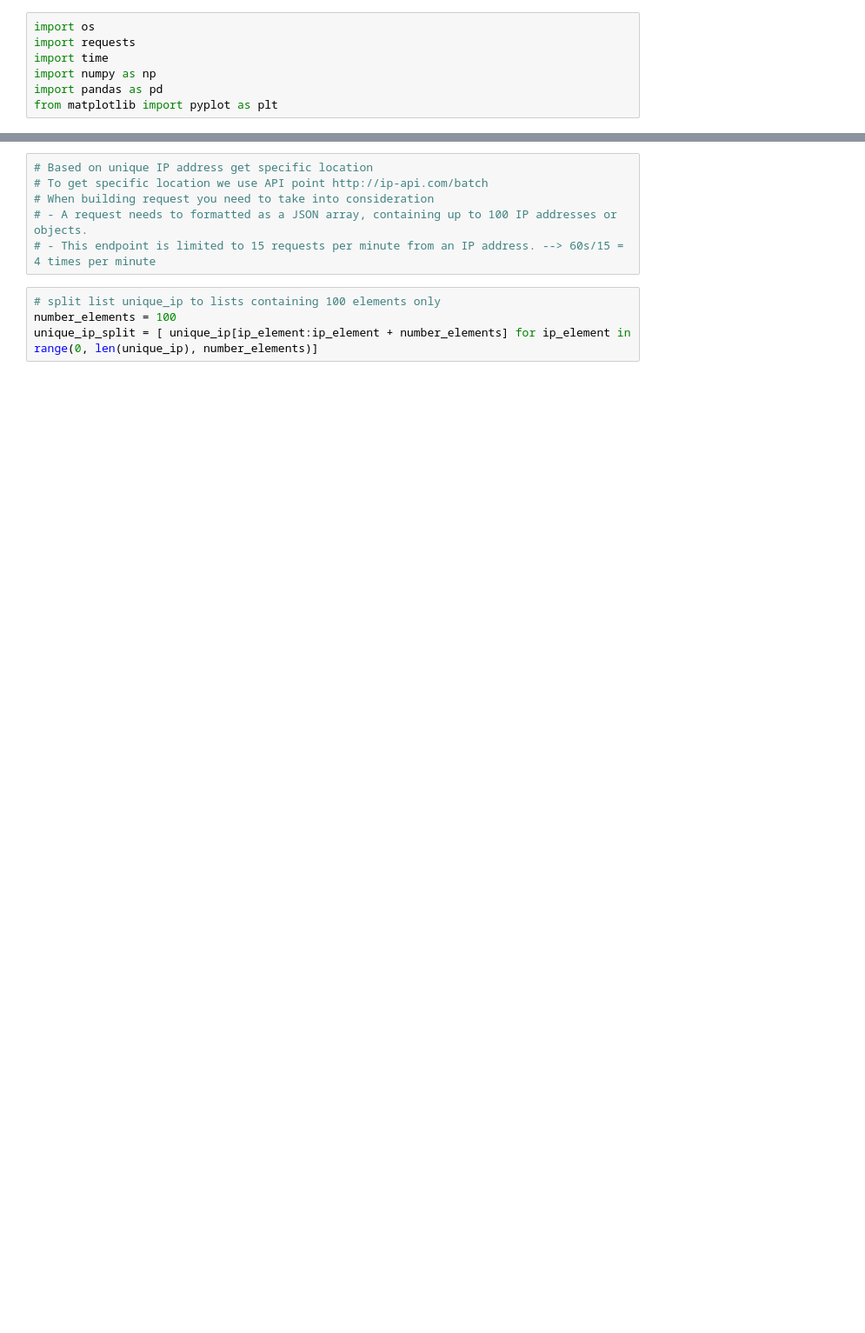
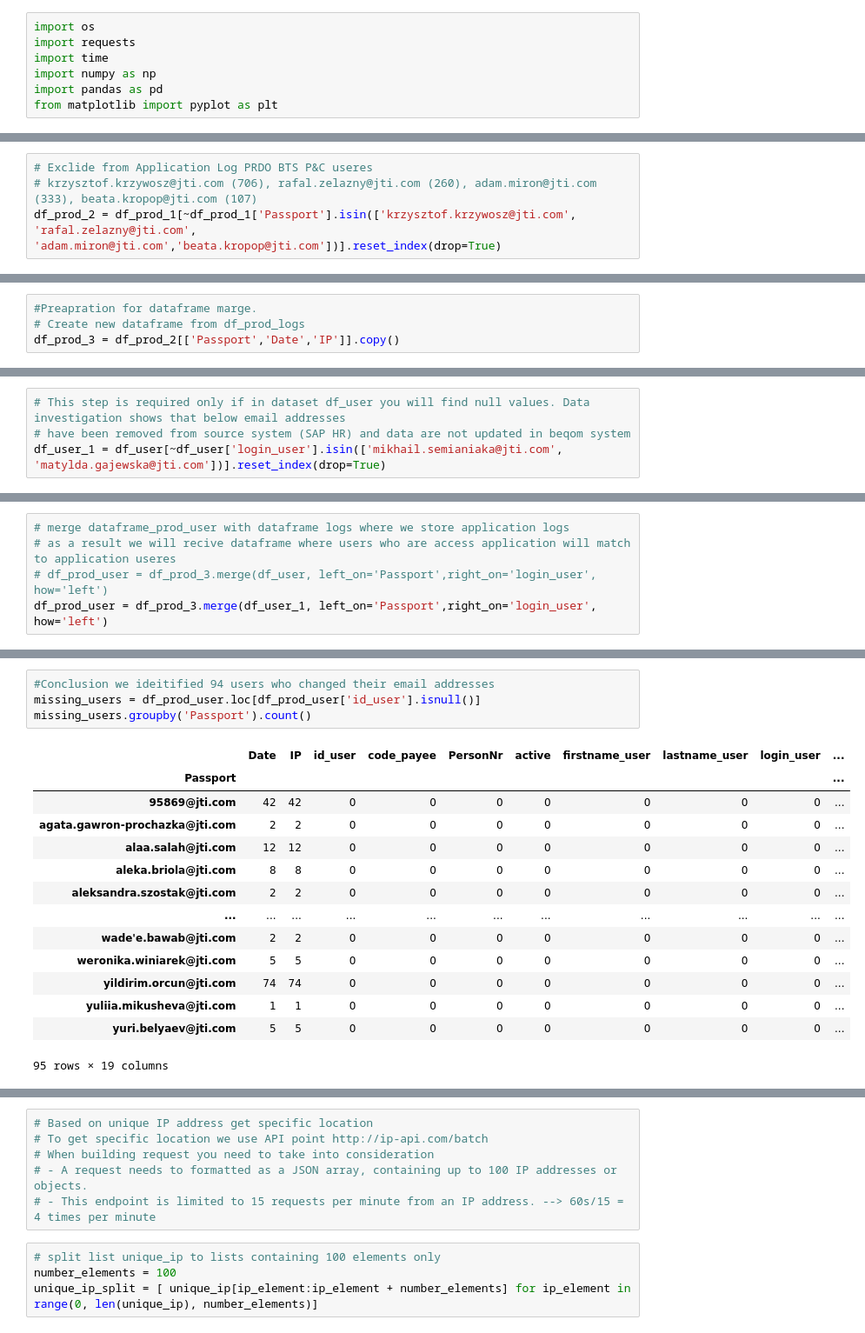
Before and after one commit to RafZel/NYCDSA_Project_1, a Jupyter notebook: project_1.ipynb, the cells around one changed output, grey strips where cells are left out. Shown at 87% size. Cells and saved outputs as stored; diff of their text form; blank space fills up the shorter version.

```diff
--- a/project_1.ipynb
+++ b/project_1.ipynb
@@ -129,0 +318,4 @@ dtype: int64
+# %%
+# Exclide from Application Log PRDO BTS P&C useres
+# krzysztof.krzywosz@jti.com (706), rafal.zelazny@jti.com (260), adam.miron@jti.com (333), beata.kropop@jti.com (107)
+df_prod_2 = df_prod_1[~df_prod_1['Passport'].isin(['krzysztof.krzywosz@jti.com', 'rafal.zelazny@jti.com', 'adam.miron@jti.com','beata.kropop@jti.com'])].reset_index(drop=True)
@@ -129,0 +367,4 @@ dtype: int64
+# %%
+#Preapration for dataframe marge.
+# Create new dataframe from df_prod_logs
+df_prod_3 = df_prod_2[['Passport','Date','IP']].copy()
@@ -129,0 +400,4 @@ dtype: int64
+# %%
+# This step is required only if in dataset df_user you will find null values. Data investigation shows that below email addresses
+# have been removed from source system (SAP HR) and data are not updated in beqom system
+df_user_1 = df_user[~df_user['login_user'].isin(['mikhail.semianiaka@jti.com', 'matylda.gajewska@jti.com'])].reset_index(drop=True)
@@ -129,0 +425,5 @@ dtype: int64
+# %%
+# merge dataframe_prod_user with dataframe logs where we store application logs
+# as a result we will recive dataframe where users who are access application will match to application useres
+# df_prod_user = df_prod_3.merge(df_user, left_on='Passport',right_on='login_user', how='left')
+df_prod_user = df_prod_3.merge(df_user_1, left_on='Passport',right_on='login_user', how='left')
@@ -129,0 +454,19 @@ dtype: int64
+# %%
+#Conclusion we ideitified 94 users who changed their email addresses
+missing_users = df_prod_user.loc[df_prod_user['id_user'].isnull()]
+missing_users.groupby('Passport').count()
+# %% [output]
+|  | Date | IP | id_user | code_payee | PersonNr | active | firstname_user | lastname_user | login_user | ... |
+| Passport |  |  |  |  |  |  |  |  |  | ... |
+| 95869@jti.com | 42 | 42 | 0 | 0 | 0 | 0 | 0 | 0 | 0 | ... |
+| agata.gawron-prochazka@jti.com | 2 | 2 | 0 | 0 | 0 | 0 | 0 | 0 | 0 | ... |
+| alaa.salah@jti.com | 12 | 12 | 0 | 0 | 0 | 0 | 0 | 0 | 0 | ... |
+| aleka.briola@jti.com | 8 | 8 | 0 | 0 | 0 | 0 | 0 | 0 | 0 | ... |
+| aleksandra.szostak@jti.com | 2 | 2 | 0 | 0 | 0 | 0 | 0 | 0 | 0 | ... |
+| ... | ... | ... | ... | ... | ... | ... | ... | ... | ... | ... |
+| wade'e.bawab@jti.com | 2 | 2 | 0 | 0 | 0 | 0 | 0 | 0 | 0 | ... |
+| weronika.winiarek@jti.com | 5 | 5 | 0 | 0 | 0 | 0 | 0 | 0 | 0 | ... |
+| yildirim.orcun@jti.com | 74 | 74 | 0 | 0 | 0 | 0 | 0 | 0 | 0 | ... |
+| yuliia.mikusheva@jti.com | 1 | 1 | 0 | 0 | 0 | 0 | 0 | 0 | 0 | ... |
+| yuri.belyaev@jti.com | 5 | 5 | 0 | 0 | 0 | 0 | 0 | 0 | 0 | ... |
+95 rows × 19 columns
```
Also changed, not shown: parts of 119 cells of this notebook, 1 other file.
